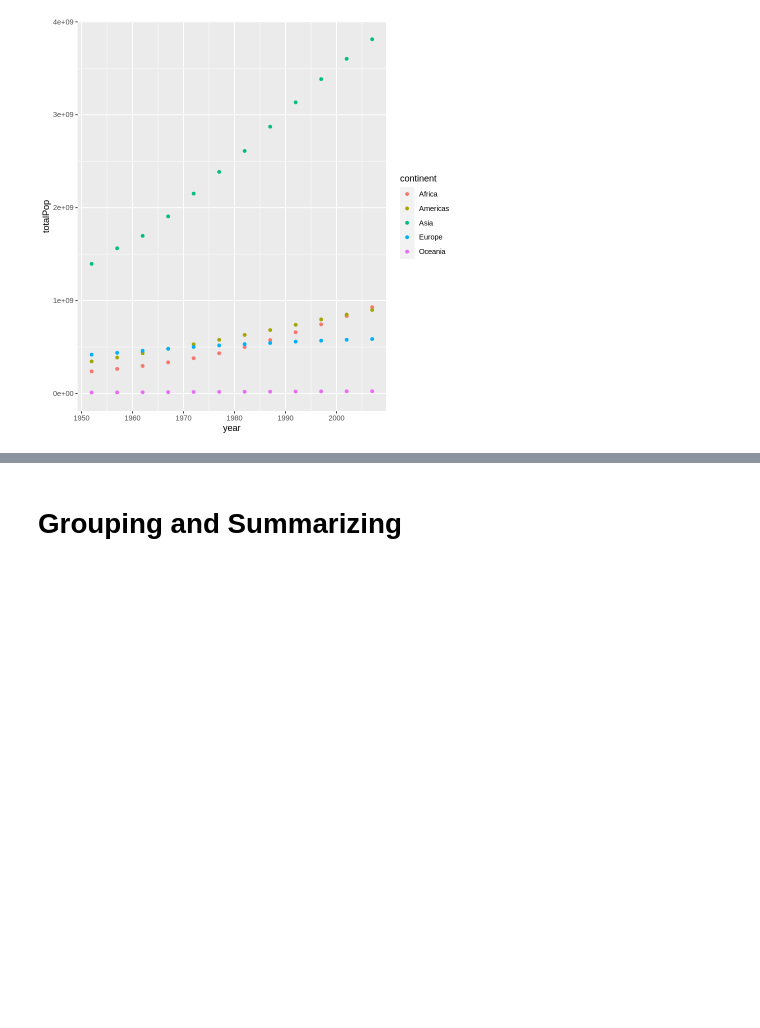
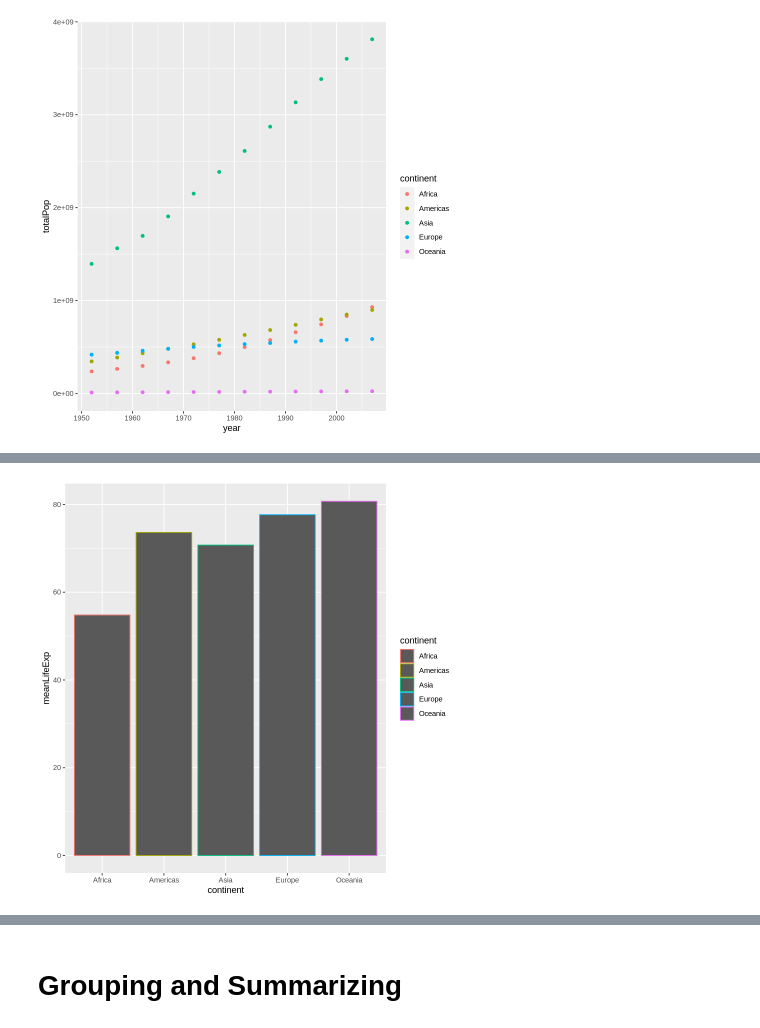
Before and after one commit to polaroidz/polaroidz, a Jupyter notebook: R_Handbook.ipynb, the cells around one changed output, grey strips where cells are left out. Drawn from its saved outputs; the diff is of its cells as text; code cells hidden in the pictures; blank space fills up the shorter version.

```diff
--- a/R_Handbook.ipynb
+++ b/R_Handbook.ipynb
@@ -346,0 +365,10 @@ ggplot(by_year_continent, aes(x = year, y = totalPop, color = continent)) +
+# %%
+by_continent <- gapminder %>%
+  filter(year == 2007) %>%
+  group_by(continent) %>%
+  summarize(meanLifeExp = mean(lifeExp))
+
+ggplot(by_continent, aes(x = continent, y = meanLifeExp, color = continent)) +
+  geom_col()
+# %% [output]
+[figure, added]
```
Also changed, not shown: parts of 5 cells of this notebook.
